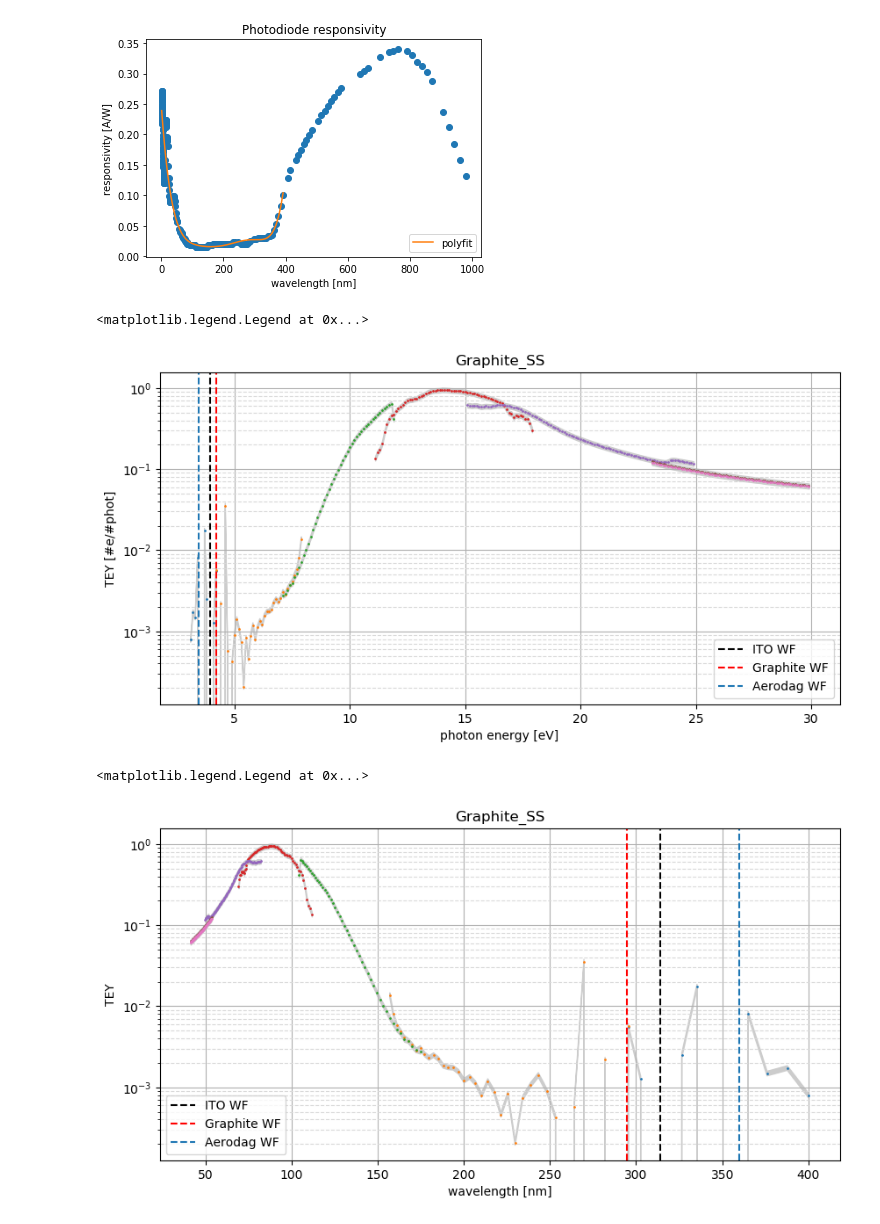
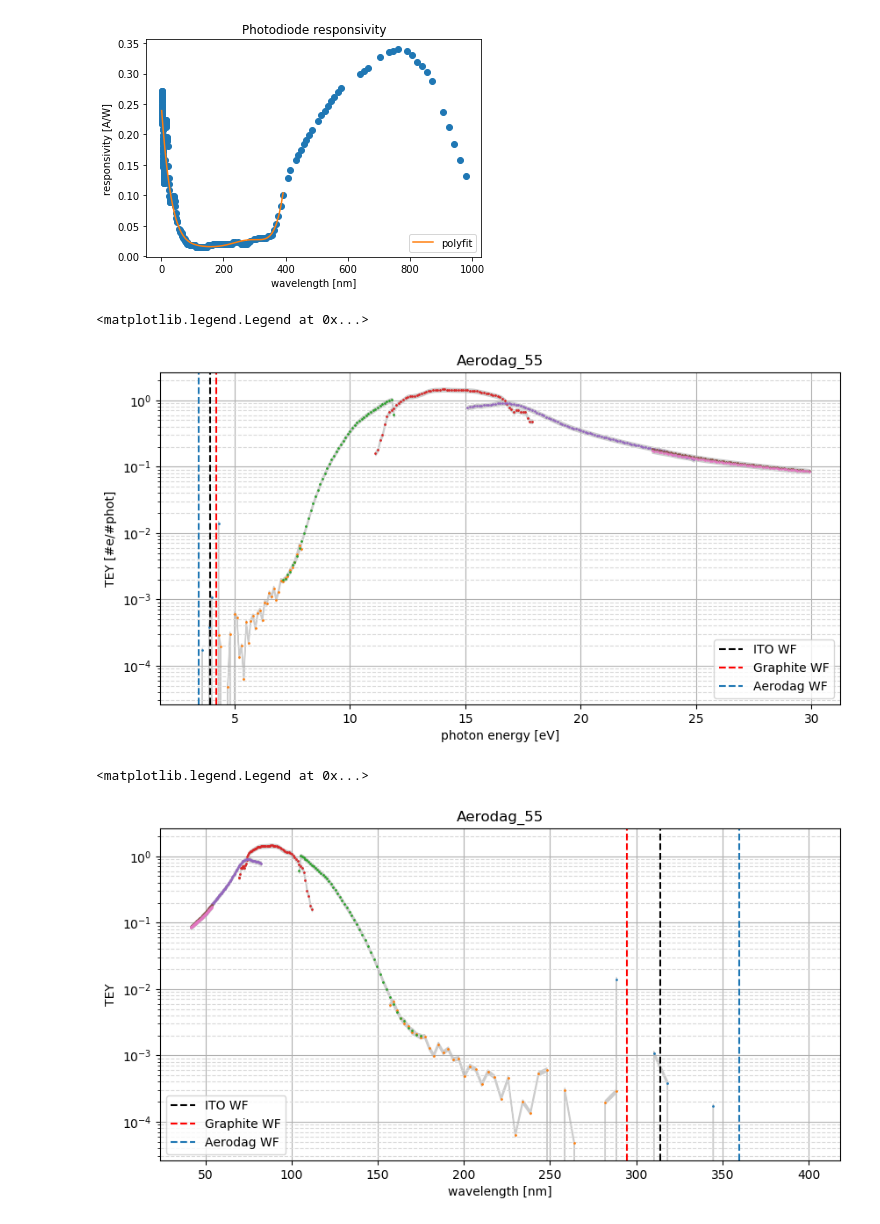
Before and after one commit to sebastiankalos/Elettra_data, a Jupyter notebook: BEAR_analysis.ipynb, the cells around one changed output. Saved outputs shown, nothing was run; the diff lists cells and outputs as text; code cells hidden in the pictures.

```diff
--- a/BEAR_analysis.ipynb
+++ b/BEAR_analysis.ipynb
@@ -7,25 +7,28 @@ from matplotlib.pyplot import figure
 import re
 # %%
 #some cheezy GLOBAL VARIABLES HERE (don't kill me Daniel!)
+# this cell needs adjustments from run to run, depending which files one wants to investigate
+
 file_number_signal = 2 #the file number corresponding to a scan (from Elettra logbook!)
 
 file_number_dark_20nA = 4
 file_number_dark_200pA = 5
 file_number_photodiode = 14
-file_number_photodiode_200pA_200pA = 17 #dark photodiode reding file number, with Kiethley-B and Kiethley-A sensitivity values, respectively
-file_number_photodiode_20nA_200pA = 16 #dark photodiode reding file number, with Kiethley-B and Kiethley-A sensitivity values, respectively
-file_number_photodiode_200nA_20nA = 15 #dark photodiode reding file number, with Kiethley-B and Kiethley-A sensitivity values, respectively
+file_number_photodiode_200pA_200pA = 17 #dark photodiode current file number, with Kiethley-B and Kiethley-A sensitivity values, respectively
+file_number_photodiode_20nA_200pA = 16 #dark photodiode current file number, with Kiethley-B and Kiethley-A sensitivity values, respectively
+file_number_photodiode_200nA_20nA = 15 #dark photodiode current file number, with Kiethley-B and Kiethley-A sensitivity values, respectively
 
-regs_per_sample = 7 #number of regions per sample
+regs_per_sample = 7 #number of regions per sample (7 pretty much all the time)
 region_sensitivities = ["200pA", "200pA", "200pA", "200pA", "200pA", "20nA", "20nA"] #an ordered list with sample signal (current) sensitivities of photon energy regions!
 PD_region_sensitivities = ["200pA_200pA", "200pA_200pA", "200pA_200pA", "200pA_200pA", "20nA_200pA", "200nA_20nA", "200nA_20nA"] #same but for photodiode (KB and KA had different readings)
 
-materials = ['Aerodag_SS', 'Graphite_SS', 'ITO_MLI', 'ITO_Radiator'] #materials on sample plate 1, ordered as they were investigated!
+#from the following, only one list of materials needs to be used (sample holder 1 or 2)
+materials = ['Aerodag_55', 'Graphite_55', 'ITO_MLI', 'ITO_Radiator'] #materials on sample plate 1, ordered as they were investigated!
 #materials = ['Cu_tape', 'Au', 'ITO_MLI#1', 'ITO_MLI#2', 'Ag', 'fake_dust'] #materials on sample plate 2, ordered as they were investigated!
 
 eV = 1.602e-19 #C, elementary charge
 delta_I_by_I = 0.02 #relative error of all current readings is cca 2%
-R_err = 0.05 #relative error (in %) of the Responsivity
+R_err = 0.05 #relative error (in %) of the Photodiode Responsivity (actually not given - this is just my guess)
 use_BPM_region_indexes = [] #indexes of regions in which normalization by BPM (rather than by monitor) should be used
 # %%
 #This function simply reads a BEAR output text file with data and extracts it
@@ -424,7 +427,7 @@ for i in range(1, regs_per_sample+1): #for each region
 # %%
 figure(figsize=(10, 5), dpi=100)
 
-material_index = 1
+material_index = 0
 
 for region_index in range(0, regs_per_sample):
     if region_index in use_BPM_region_indexes:
@@ -432,34 +435,34 @@ for region_index in range(0, regs_per_sample):
         FIRST_FRAC_ERR = MATERIALS[material_index][region_index][10]
 
     else:
         FIRST_FRAC = MATERIALS[material_index][region_index][4]
         FIRST_FRAC_ERR = MATERIALS[material_index][region_index][9]
 
     TEY_reg = [i * j * k for i,j,k in zip(FIRST_FRAC, SECOND_FRAC[region_index], FACTOR[region_index])]
     TEY_reg_err = [np.sqrt((dF1*F2*F3)**2 + (F1*dF2*F3)**2 + (F1*F2*dF3)**2) for F1,F2,F3,dF1,dF2,dF3 in zip(FIRST_FRAC,SECOND_FRAC[region_index],FACTOR[region_index],FIRST_FRAC_ERR, SECOND_FRAC_ERR[region_index],FACTOR_ERR[region_index])]
 
     phot_E_reg = MATERIALS[material_index][region_index][2]
 
     plt.fill_between(phot_E_reg, [i-j for i,j in zip(TEY_reg,TEY_reg_err)], [i+j for i,j in zip(TEY_reg,TEY_reg_err)], color='0.8')
     plt.plot(phot_E_reg, TEY_reg, marker, markersize=1)
 
 plt.yscale('log')
 plt.title(materials[material_index])
 
 plt.xlabel('photon energy [eV]')
 plt.ylabel('TEY [#e/#phot]')
 plt.grid(linestyle='--')
 plt.grid(which = 'major', linestyle='-')
 plt.grid(which = 'minor', linestyle='--', color='0.85')
 
 
 plt.axvline(x=ITO_WF, color='k', linestyle='--', label="ITO WF")
 plt.axvline(x=Graphite_WF, color='r', linestyle='--', label="Graphite WF")
 plt.axvline(x=Aerodag_WF, linestyle='--', label="Aerodag WF")
 plt.legend(loc="lower right")
 # %% [output]
 <matplotlib.legend.Legend at 0x...>
-[figure, old version]
+[figure, new version]
 # %%
 figure(figsize=(10, 5), dpi=100)
 
@@ -491,4 +494,4 @@ plt.axvline(x=convert_eV_to_wavelength([Aerodag_WF])[0], linestyle='--', label="
 plt.legend(loc="lower left")
 # %% [output]
 <matplotlib.legend.Legend at 0x...>
-[figure, old version]
+[figure, new version]
```
Also changed, not shown: 1 other file.
